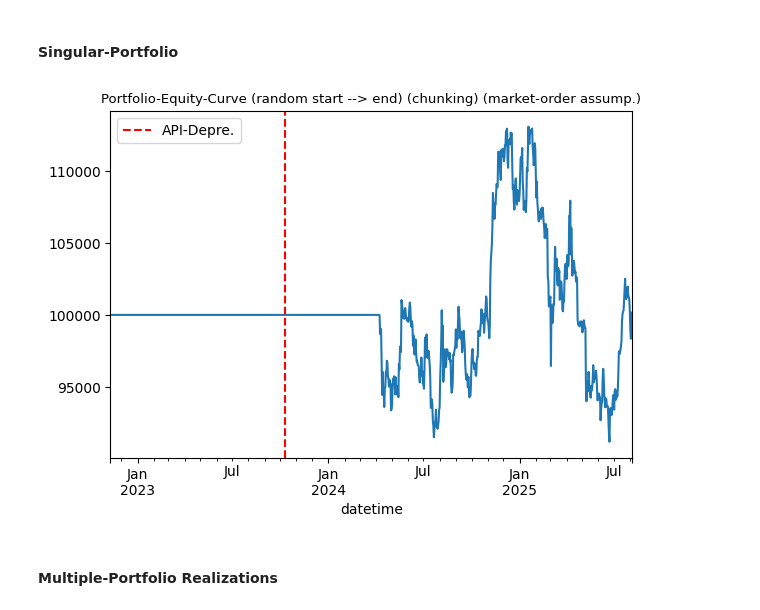
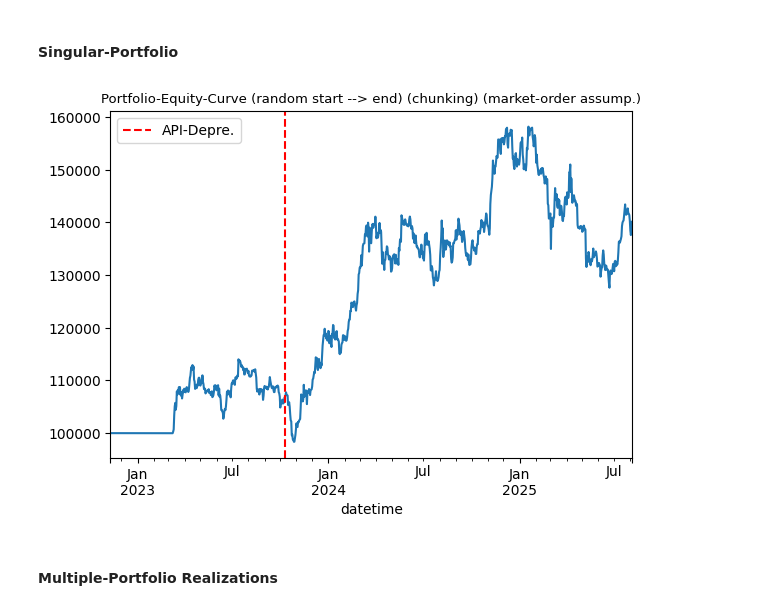
Before and after one commit to AlikMon88/ML-Pairs-Open, a Jupyter notebook: Research/research_v2.ipynb, the cells around one changed output. Saved outputs shown, nothing was run; the diff lists cells and outputs as text; code cells hidden in the pictures.

```diff
--- a/Research/research_v2.ipynb
+++ b/Research/research_v2.ipynb
@@ -690,17 +690,19 @@ end-timestamp:  2025-08-05 00:00:00
 time-taken-backtesting:  0.5439996878306071  mins
 # %% [markdown]
 #### Singular-Portfolio
+# %%
+test_portfolio_eq_curve = _ensmb_list[-1]
 # %%
-_ensmb_list[0].plot()
+test_portfolio_eq_curve.plot()
 
 plt.axvline(x=api_dep, color='red', linestyle='--', label='API-Depre.')
 
 plt.legend()
 plt.title(f'Portfolio-Equity-Curve (random start --> end) (chunking) (market-order assump.)', fontsize=9.5)
 plt.tight_layout(pad=2)
 plt.show()
 # %% [output]
-[figure, old version]
+[figure, new version]
 # %% [markdown]
 #### Multiple-Portfolio Realizations
 # %%
```
Also changed, not shown: parts of 10 cells of this notebook, 1 other file.
